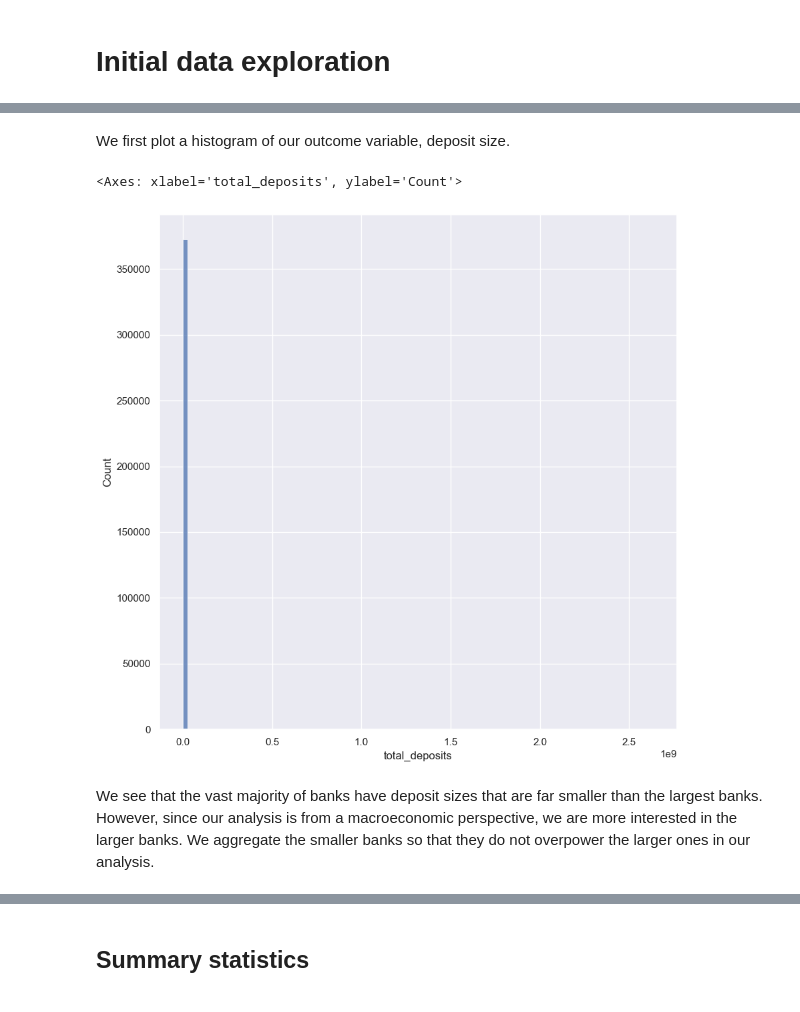
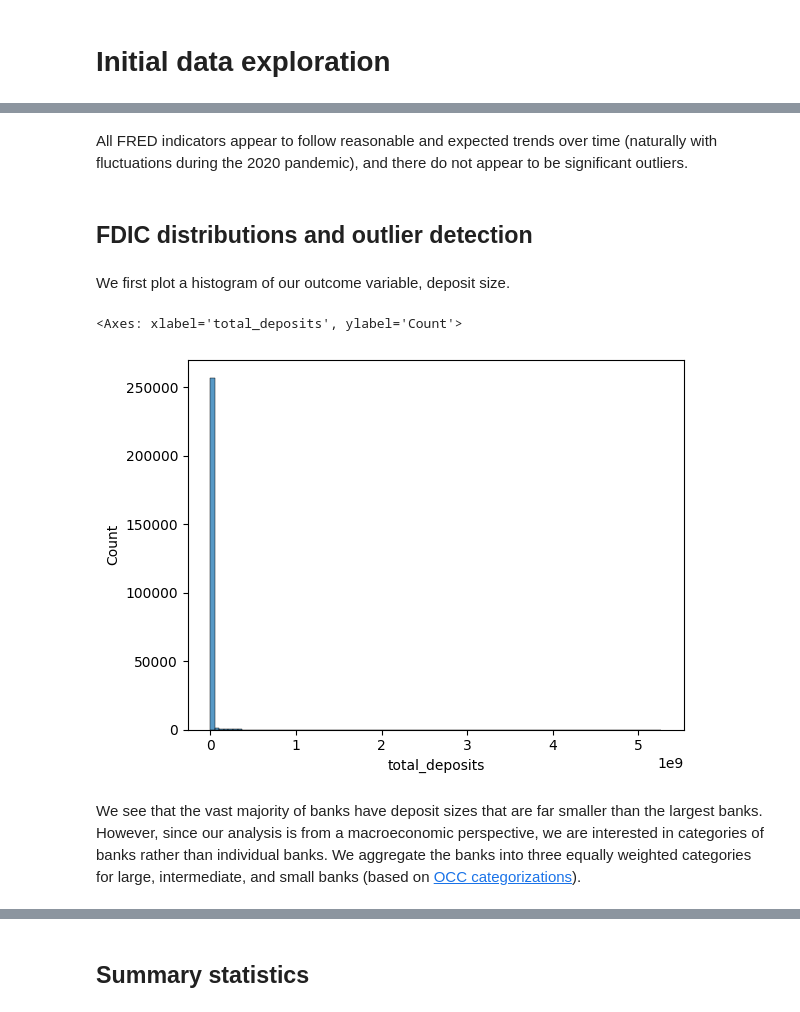
Before and after one commit to hughdingb58/deposit_size_prediction, a Jupyter notebook: main.ipynb, the cells around one changed output, grey strips where cells are left out. Saved outputs shown, nothing was run; the diff lists cells and outputs as text; code cells hidden in the pictures.

Commit message:
added fred data, completed EDA

```diff
--- a/main.ipynb
+++ b/main.ipynb
@@ -218,9 +338,14 @@ df_2000 = df_full[df_full["date"] >= "2000-01-01"].reset_index(drop = True)
+# %% [markdown]
+All FRED indicators appear to follow reasonable and expected trends over time (naturally with fluctuations during the 2020 pandemic), and there do not appear to be significant outliers.
+# %% [markdown]
+<a id="explo-fdic"></a>
+## FDIC distributions and outlier detection
 # %% [markdown]
 We first plot a histogram of our outcome variable, deposit size.
 # %%
-sns.histplot(df_2000, x = "total_deposits", bins = 100)
+sns.histplot(financials, x = "total_deposits", bins = 100)
 # %% [output]
 <Axes: xlabel='total_deposits', ylabel='Count'>
-[figure, old version]
+[figure, new version]
 # %% [markdown]
-We see that the vast majority of banks have deposit sizes that are far smaller than the largest banks. However, since our analysis is from a macroeconomic perspective, we are more interested in the larger banks. We aggregate the smaller banks so that they do not overpower the larger ones in our analysis.
+We see that the vast majority of banks have deposit sizes that are far smaller than the largest banks. However, since our analysis is from a macroeconomic perspective, we are interested in categories of banks rather than individual banks. We aggregate the banks into three equally weighted categories for large, intermediate, and small banks (based on [OCC categorizations](https://www.occ.gov/news-issuances/bulletins/2021/bulletin-2021-5.html)).
```
Also changed, not shown: parts of 38 cells of this notebook, 5 other files.
